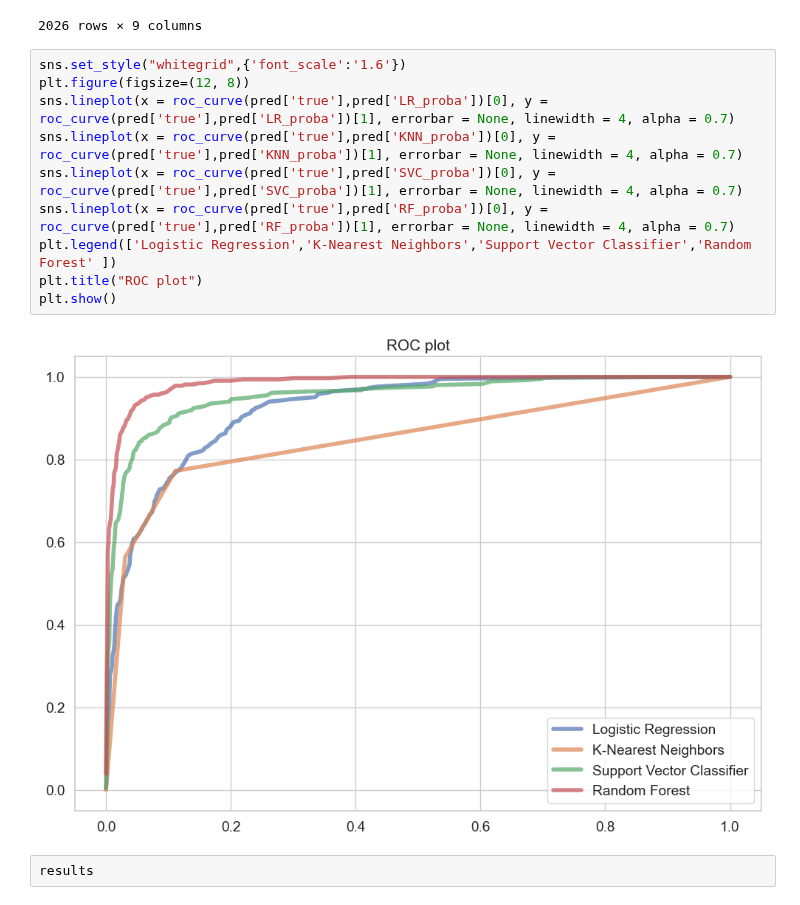
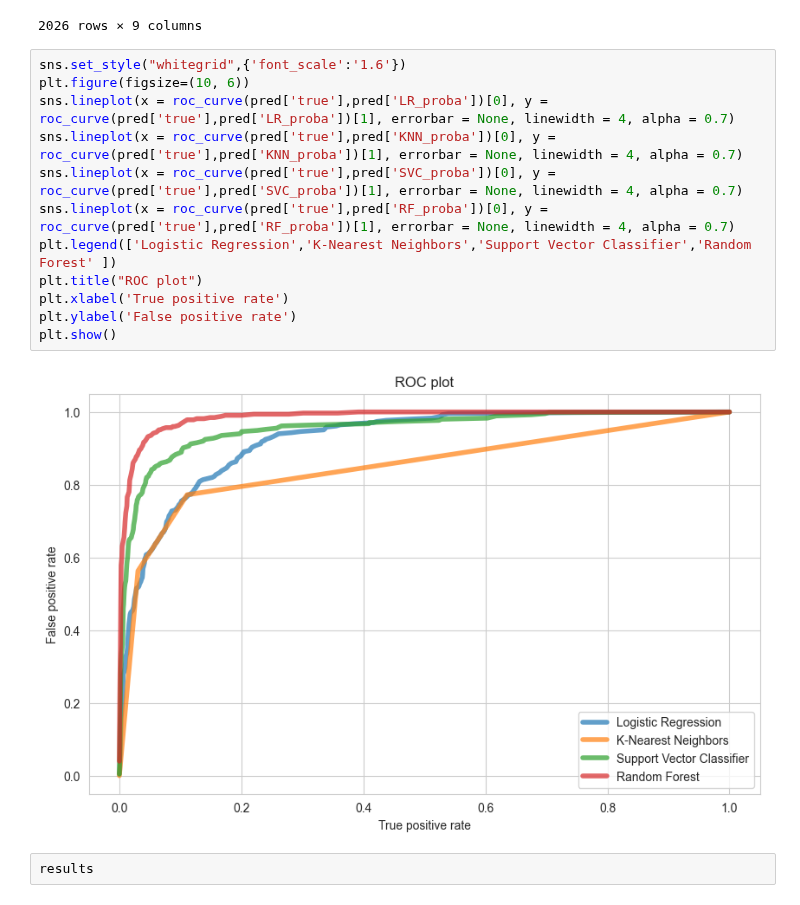
Before and after one commit to kasiadybcio/Credit_card, a Jupyter notebook: notebooks/4.summary.ipynb, the cells around one changed output. Cells and saved outputs as stored; diff of their text form.

```diff
--- a/notebooks/4.summary.ipynb
+++ b/notebooks/4.summary.ipynb
@@ -277,16 +277,18 @@ pred
 2026 rows × 9 columns
 # %%
 sns.set_style("whitegrid",{'font_scale':'1.6'})
-plt.figure(figsize=(12, 8))
+plt.figure(figsize=(10, 6))
 sns.lineplot(x = roc_curve(pred['true'],pred['LR_proba'])[0], y = roc_curve(pred['true'],pred['LR_proba'])[1], errorbar = None, linewidth = 4, alpha = 0.7)
 sns.lineplot(x = roc_curve(pred['true'],pred['KNN_proba'])[0], y = roc_curve(pred['true'],pred['KNN_proba'])[1], errorbar = None, linewidth = 4, alpha = 0.7)
 sns.lineplot(x = roc_curve(pred['true'],pred['SVC_proba'])[0], y = roc_curve(pred['true'],pred['SVC_proba'])[1], errorbar = None, linewidth = 4, alpha = 0.7)
 sns.lineplot(x = roc_curve(pred['true'],pred['RF_proba'])[0], y = roc_curve(pred['true'],pred['RF_proba'])[1], errorbar = None, linewidth = 4, alpha = 0.7)
 plt.legend(['Logistic Regression','K-Nearest Neighbors','Support Vector Classifier','Random Forest' ])
 plt.title("ROC plot")
+plt.xlabel('True positive rate')
+plt.ylabel('False positive rate')
 plt.show()
 # %% [output]
-[figure, old version]
+[figure, new version]
 # %%
 results
 # %% [output]
```
Also changed, not shown: parts of 5 cells of this notebook, 5 other files.
